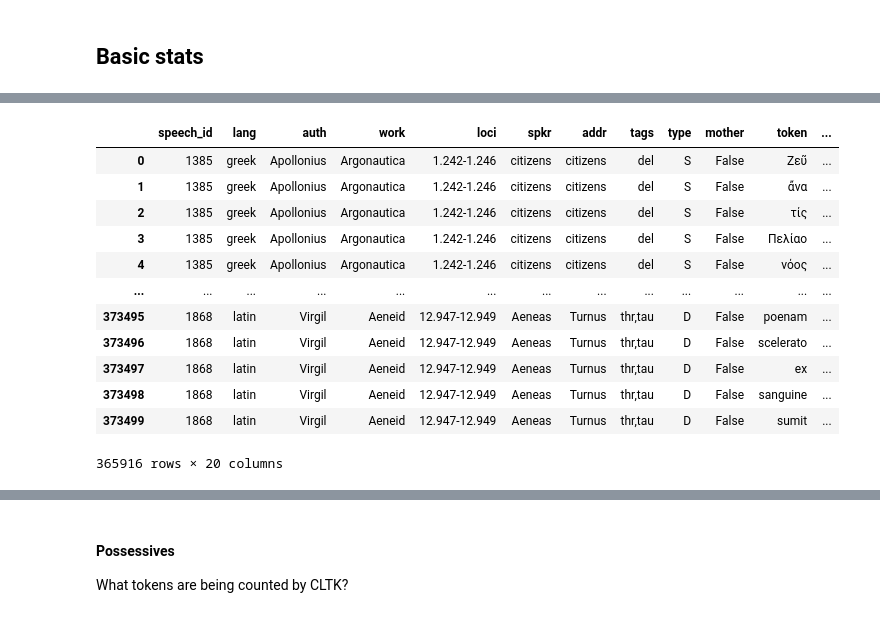
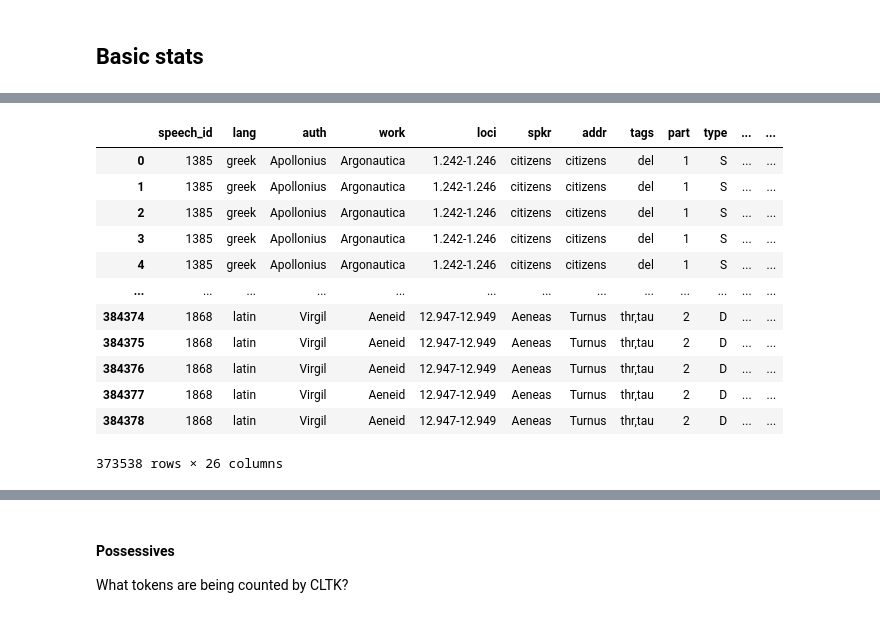
Before and after one commit to cwf2/dices-mta, a Jupyter notebook: Mother speech.ipynb, the cells around one changed output, grey strips where cells are left out. Drawn from its saved outputs; the diff is of its cells as text; code cells hidden in the pictures.

```diff
--- a/Mother speech.ipynb
+++ b/Mother speech.ipynb
@@ -205,10 +208,10 @@ for i, s in enumerate(test_speeches):
     if i % 10 == 0 or i == len(test_speeches) - 1:
         pbar.update(i+1)
     if s.passage is not None:
-        if s.passage.cltk_doc is None:
-            s.passage.runCltkPipeline(index=False)
-    if s.passage.cltk_doc is None:
-        print(f'CLTK Failed: {s.work.urn}\t{s.work.title}\t{s.l_range}')
+        if s.passage.spacy_doc is None:
+            s.passage.runSpacyPipeline(index=False)
+    if s.passage.spacy_doc is None:
+        print(f'SpaCy Failed: {s.work.urn}\t{s.work.title}\t{s.l_range}')
 # %% [output]
 [interactive output not drawn]
 # %% [markdown]
@@ -222,51 +219,60 @@ def extractCltkFeature(token, feature):
 # %%
 pbar = NotebookPBar(max=len(test_speeches))
 rows = []
 
 for i, s in enumerate(test_speeches):
     if i % 10 == 0 or i == len(test_speeches) - 1:
         pbar.update(i+1)
-    for w in s.passage.cltk_doc:
-        rows.append(dict(
+    for w in s.passage.spacy_doc:
+        morph = w.morph.to_dict()
+
+        row = dict(
             speech_id = s.id,
             lang = s.work.lang,
             auth = s.author.name,
             work = s.work.title,
             loci = s.l_range,
             spkr = ','.join([inst.name for inst in s.spkr]),
             addr = ','.join([inst.name for inst in s.addr]),
             tags = ','.join([tag['type'] for tag in s._attributes.get('tags', [])]),
+            part = s.part,
             type = s.type,
             mother = s.is_mother,
-            token = w.string,
+            token = w.text,
             nlines = len(s.passage.line_array),
-            lemma = w.lemma,
-            pos = w.upos,
-            pers = (extractCltkFeature(w, Person) + extractCltkFeature(w, Number)) if extractCltkFeature(w, VerbForm) == 'finite' else '',
-            verb = extractCltkFeature(w, VerbForm),
-            pron = extractCltkFeature(w, PrononimalType),
-            poss = extractCltkFeature(w, Possessive),
-            mood = extractCltkFeature(w, Mood) if extractCltkFeature(w, VerbForm) == 'finite' else extractCltkFeature(w, VerbForm),
-            feat = str(w.features),
-        ))
+            lemma = w.lemma_,
+            upos = w.pos_,
+            tag = w.tag_,
+            mood = morph.get('Mood'),
+            voice = morph.get('Voice'),
+            tense = morph.get('Tense'),
+            person = morph.get('Person'),
+            number = morph.get('Number'),
+            case = morph.get('Case'),
+            gender = morph.get('Gender'),
+            verb = morph.get('VerbForm'),
+            pron = morph.get('PronType'),
+            poss = morph.get('Poss'),
+            )
+        rows.append(row)
 
-cltk_token_table = pd.DataFrame(rows)
+token_table = pd.DataFrame(rows)
 
 # drop tokens with no alpha chars
-cltk_token_table = cltk_token_table.loc[cltk_token_table.token.str.contains(r'[a-zα-ω]')]
-cltk_token_table
+token_table = token_table.loc[token_table.token.str.lower().str.contains(r'[a-zα-ω]')]
+token_table
 # %% [output]
 [interactive output not drawn]
-|  | speech_id | lang | auth | work | loci | spkr | addr | tags | type | mother | token | ... |
-| 0 | 1385 | greek | Apollonius | Argonautica | 1.242-1.246 | citizens | citizens | del | S | False | Ζεῦ | ... |
-| 1 | 1385 | greek | Apollonius | Argonautica | 1.242-1.246 | citizens | citizens | del | S | False | ἄνα | ... |
-| 2 | 1385 | greek | Apollonius | Argonautica | 1.242-1.246 | citizens | citizens | del | S | False | τίς | ... |
-| 3 | 1385 | greek | Apollonius | Argonautica | 1.242-1.246 | citizens | citizens | del | S | False | Πελίαο | ... |
-| 4 | 1385 | greek | Apollonius | Argonautica | 1.242-1.246 | citizens | citizens | del | S | False | νόος | ... |
+|  | speech_id | lang | auth | work | loci | spkr | addr | tags | part | type | ... | ... |
+| 0 | 1385 | greek | Apollonius | Argonautica | 1.242-1.246 | citizens | citizens | del | 1 | S | ... | ... |
+| 1 | 1385 | greek | Apollonius | Argonautica | 1.242-1.246 | citizens | citizens | del | 1 | S | ... | ... |
+| 2 | 1385 | greek | Apollonius | Argonautica | 1.242-1.246 | citizens | citizens | del | 1 | S | ... | ... |
+| 3 | 1385 | greek | Apollonius | Argonautica | 1.242-1.246 | citizens | citizens | del | 1 | S | ... | ... |
+| 4 | 1385 | greek | Apollonius | Argonautica | 1.242-1.246 | citizens | citizens | del | 1 | S | ... | ... |
 | ... | ... | ... | ... | ... | ... | ... | ... | ... | ... | ... | ... | ... |
-| 373495 | 1868 | latin | Virgil | Aeneid | 12.947-12.949 | Aeneas | Turnus | thr,tau | D | False | poenam | ... |
-| 373496 | 1868 | latin | Virgil | Aeneid | 12.947-12.949 | Aeneas | Turnus | thr,tau | D | False | scelerato | ... |
-| 373497 | 1868 | latin | Virgil | Aeneid | 12.947-12.949 | Aeneas | Turnus | thr,tau | D | False | ex | ... |
-| 373498 | 1868 | latin | Virgil | Aeneid | 12.947-12.949 | Aeneas | Turnus | thr,tau | D | False | sanguine | ... |
-| 373499 | 1868 | latin | Virgil | Aeneid | 12.947-12.949 | Aeneas | Turnus | thr,tau | D | False | sumit | ... |
+| 384374 | 1868 | latin | Virgil | Aeneid | 12.947-12.949 | Aeneas | Turnus | thr,tau | 2 | D | ... | ... |
+| 384375 | 1868 | latin | Virgil | Aeneid | 12.947-12.949 | Aeneas | Turnus | thr,tau | 2 | D | ... | ... |
+| 384376 | 1868 | latin | Virgil | Aeneid | 12.947-12.949 | Aeneas | Turnus | thr,tau | 2 | D | ... | ... |
+| 384377 | 1868 | latin | Virgil | Aeneid | 12.947-12.949 | Aeneas | Turnus | thr,tau | 2 | D | ... | ... |
+| 384378 | 1868 | latin | Virgil | Aeneid | 12.947-12.949 | Aeneas | Turnus | thr,tau | 2 | D | ... | ... |
-365916 rows × 20 columns
+373538 rows × 26 columns
```
Also changed, not shown: parts of 37 cells of this notebook, 4 other files.
